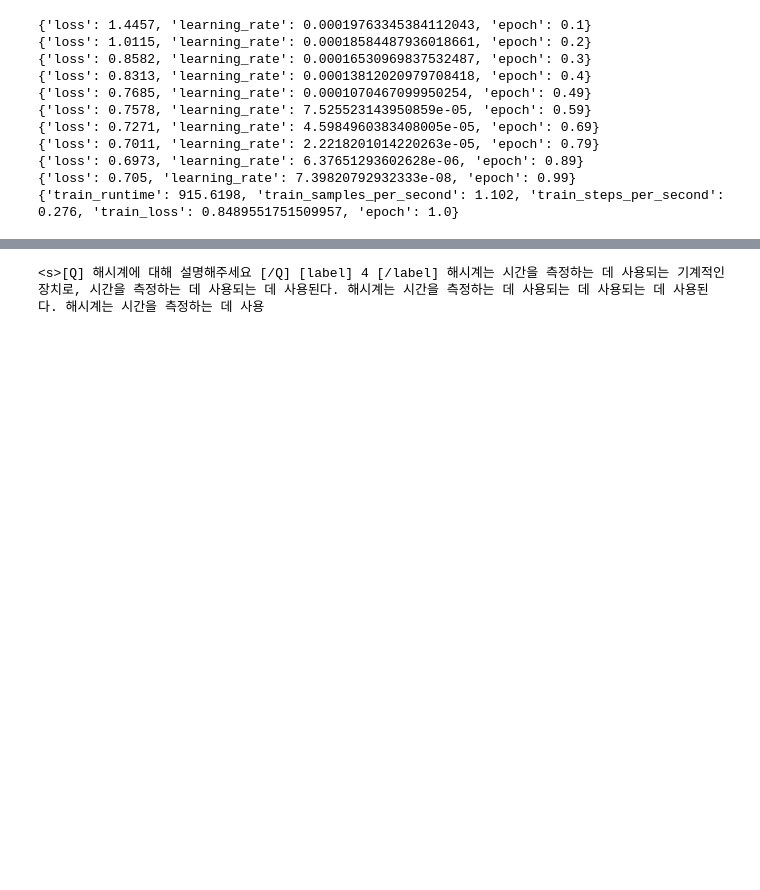
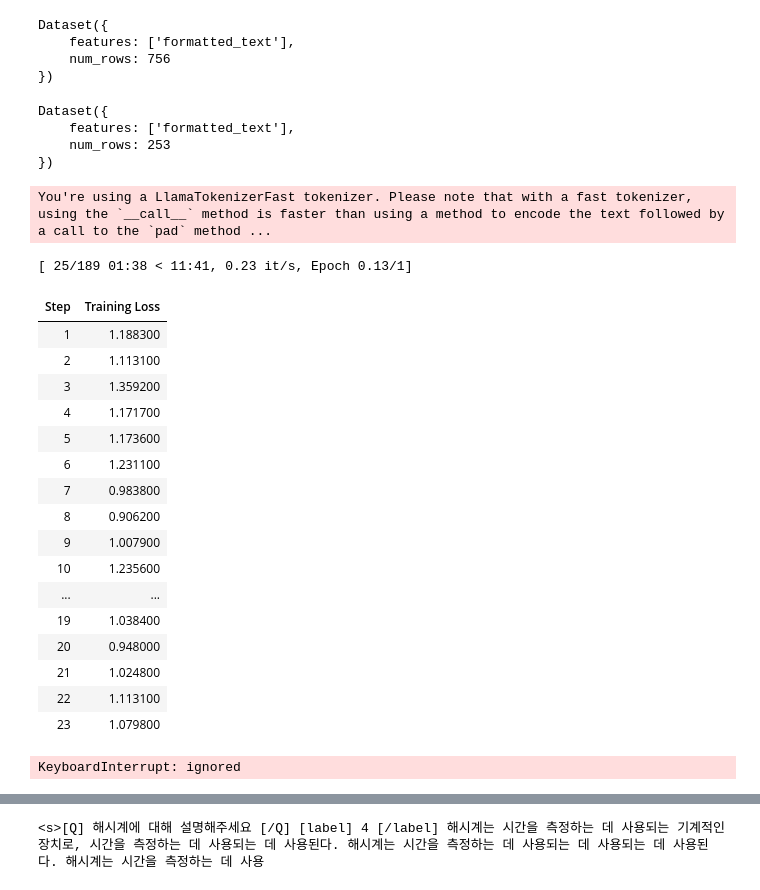
Before and after one commit to HSORI-SLSL/AI-Lab, a Jupyter notebook: llamawithlabel.ipynb, the cells around one changed output, grey strips where cells are left out. Saved outputs shown, nothing was run; the diff lists cells and outputs as text; code cells hidden in the pictures; blank space fills up the shorter version.

```diff
--- a/llamawithlabel.ipynb
+++ b/llamawithlabel.ipynb
@@ -54,3 +43,17 @@ dataset
+# %%
+train_dataset
+# %% [output]
+Dataset({
+    features: ['formatted_text'],
+    num_rows: 756
+})
+# %%
+test_dataset
+# %% [output]
+Dataset({
+    features: ['formatted_text'],
+    num_rows: 253
+})
 # %%
 !pip install -q accelerate==0.21.0 peft==0.4.0 bitsandbytes==0.40.2 transformers==4.31.0 trl==0.4.7
 # %%
@@ -232,42 +237,52 @@ training_arguments = TrainingArguments(
     logging_steps=logging_steps,
     learning_rate=learning_rate,
     weight_decay=weight_decay,
     fp16=fp16,
     bf16=bf16,
     max_grad_norm=max_grad_norm,
     max_steps=max_steps,
     warmup_ratio=warmup_ratio,
     group_by_length=group_by_length,
     lr_scheduler_type=lr_scheduler_type,
     report_to="tensorboard"
 )
 
 # Set supervised fine-tuning parameters
 trainer = SFTTrainer(
     model=model,
-    train_dataset=dataset,
+    train_dataset=train_dataset,
+    eval_dataset=test_dataset,
     peft_config=peft_config,
     dataset_text_field="formatted_text",
     max_seq_length=max_seq_length,
     tokenizer=tokenizer,
     args=training_arguments,
     packing=packing,
 )
 
 # Train model
 trainer.train()
 
 # Save trained model
 trainer.model.save_pretrained(new_model)
 # %% [output]
-{'loss': 1.4457, 'learning_rate': 0.00019763345384112043, 'epoch': 0.1}
-{'loss': 1.0115, 'learning_rate': 0.00018584487936018661, 'epoch': 0.2}
-{'loss': 0.8582, 'learning_rate': 0.00016530969837532487, 'epoch': 0.3}
-{'loss': 0.8313, 'learning_rate': 0.00013812020979708418, 'epoch': 0.4}
-{'loss': 0.7685, 'learning_rate': 0.0001070467099950254, 'epoch': 0.49}
-{'loss': 0.7578, 'learning_rate': 7.525523143950859e-05, 'epoch': 0.59}
-{'loss': 0.7271, 'learning_rate': 4.5984960383408005e-05, 'epoch': 0.69}
-{'loss': 0.7011, 'learning_rate': 2.2218201014220263e-05, 'epoch': 0.79}
-{'loss': 0.6973, 'learning_rate': 6.37651293602628e-06, 'epoch': 0.89}
-{'loss': 0.705, 'learning_rate': 7.39820792932333e-08, 'epoch': 0.99}
-{'train_runtime': 915.6198, 'train_samples_per_second': 1.102, 'train_steps_per_second': 0.276, 'train_loss': 0.8489551751509957, 'epoch': 1.0}
+You're using a LlamaTokenizerFast tokenizer. Please note that with a fast tokenizer, using the `__call__` method is faster than using a method to encode the text followed by a call to the `pad` method ...
+[ 25/189 01:38 < 11:41, 0.23 it/s, Epoch 0.13/1]
+| Step | Training Loss |
+| 1 | 1.188300 |
+| 2 | 1.113100 |
+| 3 | 1.359200 |
+| 4 | 1.171700 |
+| 5 | 1.173600 |
+| 6 | 1.231100 |
+| 7 | 0.983800 |
+| 8 | 0.906200 |
+| 9 | 1.007900 |
+| 10 | 1.235600 |
+| ... | ... |
+| 19 | 1.038400 |
+| 20 | 0.948000 |
+| 21 | 1.024800 |
+| 22 | 1.113100 |
+| 23 | 1.079800 |
+KeyboardInterrupt: ignored
```
Also changed, not shown: parts of 16 cells of this notebook.
